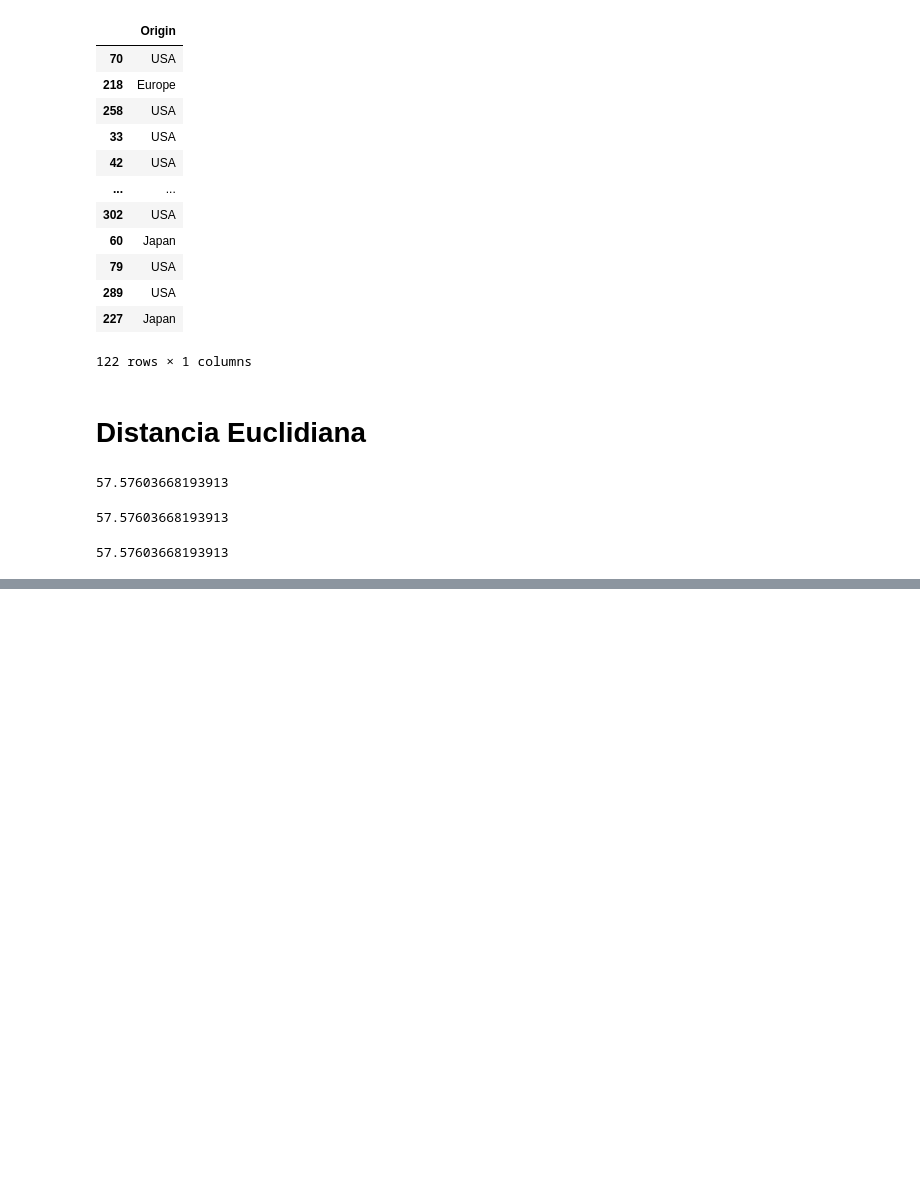
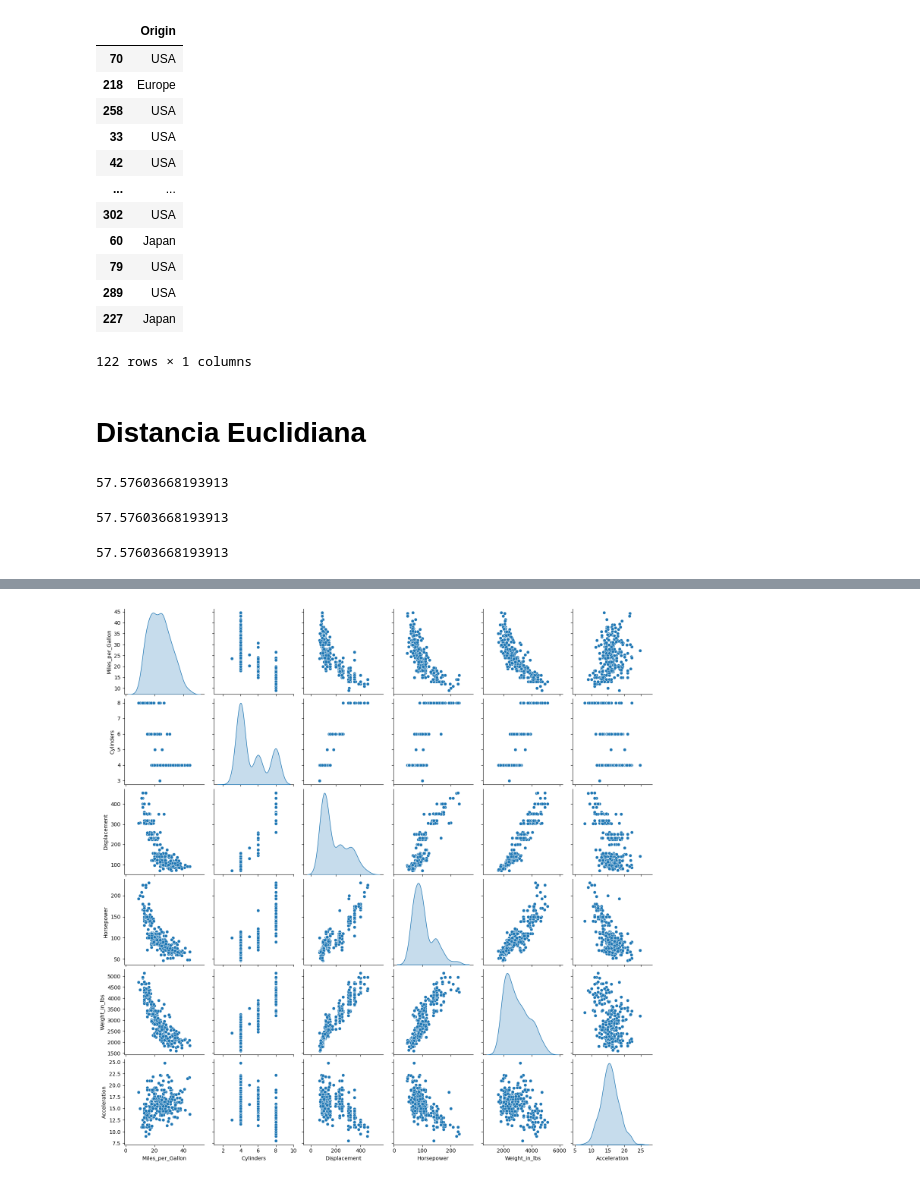
Before and after one commit to LCaravaggio/EscueladeInnovacion, a Jupyter notebook: Train_Test_y_Distancia.ipynb, the cells around one changed output, grey strips where cells are left out. Drawn from its saved outputs; the diff is of its cells as text; code cells hidden in the pictures; blank space fills up the shorter version.

```diff
--- a/Train_Test_y_Distancia.ipynb
+++ b/Train_Test_y_Distancia.ipynb
@@ -119,0 +189,6 @@ euclidean_distance(point1, point2)
+# %%
+# Gráficos de dispersión (scatter plots) para algunas características
+sns.pairplot(X_train, diag_kind='kde')
+plt.show()
+# %% [output]
+[figure, added]
```
Also changed, not shown: parts of 9 cells of this notebook.
